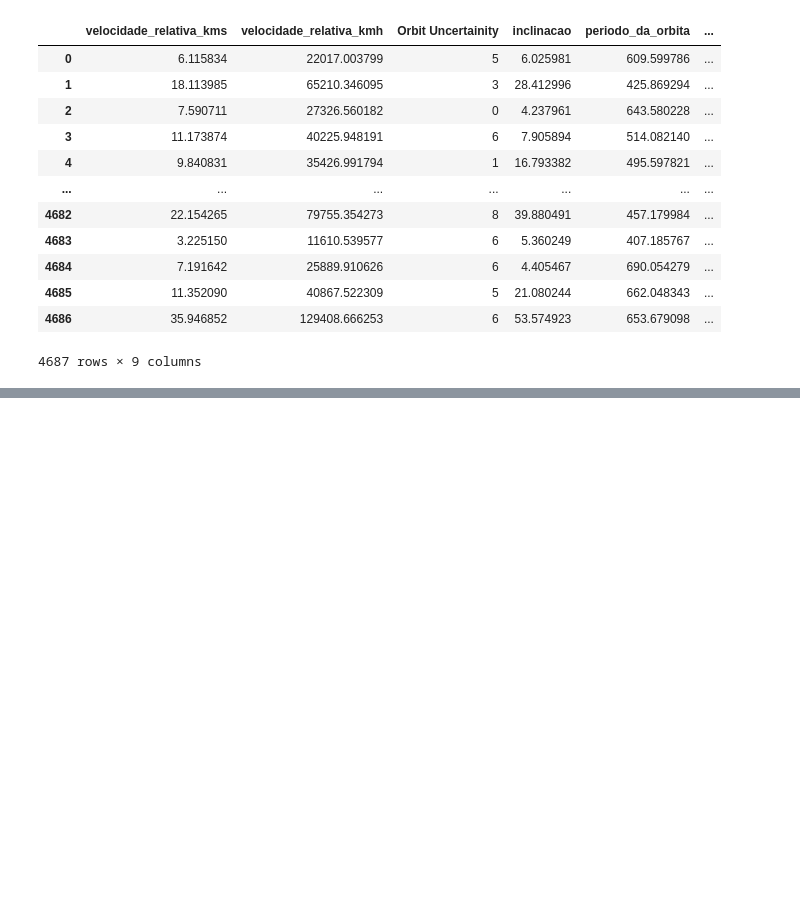
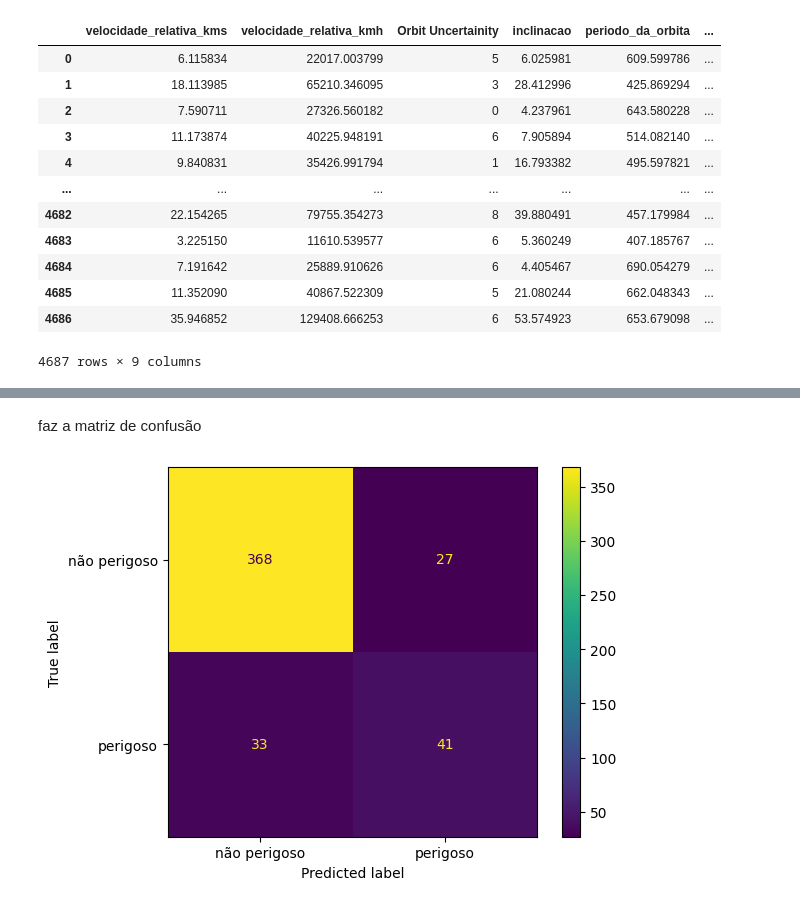
Before and after one commit to gabrielmaiaaa/IA-Inteligencia-Asteroide, a Jupyter notebook: Codigos/IA.ipynb, the cells around one changed output, grey strips where cells are left out. Drawn from its saved outputs; the diff is of its cells as text; code cells hidden in the pictures; blank space fills up the shorter version.

```diff
--- a/Codigos/IA.ipynb
+++ b/Codigos/IA.ipynb
@@ -19,0 +67,2 @@ df
+# %%
+x_train, x_test, y_train, y_test = train_test_split(x, y, test_size=0.1, random_state=42)
@@ -19,0 +72,2 @@ df
+# %%
+clf = tree.DecisionTreeClassifier()
@@ -19,0 +76,2 @@ df
+# %%
+clf.fit(x_train,y_train)
@@ -19,0 +82,2 @@ df
+# %%
+y_pred = clf.predict(x_test)
@@ -19,0 +98,9 @@ df
+# %% [markdown]
+faz a matriz de confusão
+# %%
+cm = confusion_matrix(y_test, y_pred, labels=clf.classes_)#cria a matriz de confusão comparando o que estava no arquivo(o certo) com o que a arvore tentou acertar
+disp = ConfusionMatrixDisplay(confusion_matrix=cm,display_labels=['não perigoso', 'perigoso'])
+disp.plot()
+plt.show()
+# %% [output]
+[figure, added]
```
Also changed, not shown: parts of 24 cells of this notebook, 1 other file.
